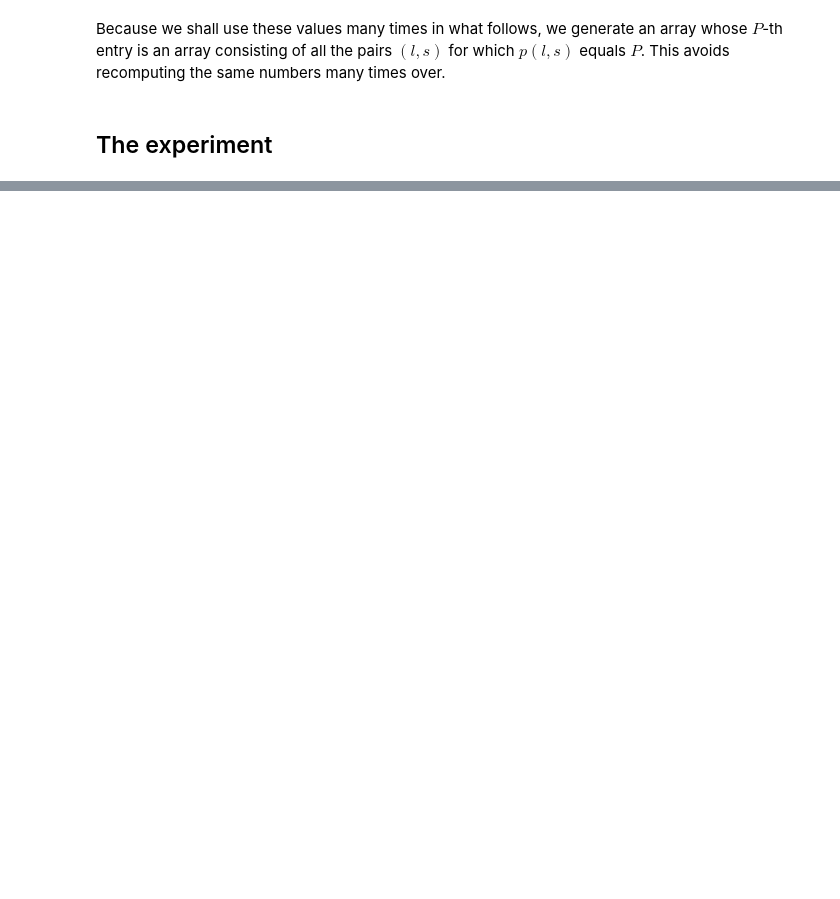
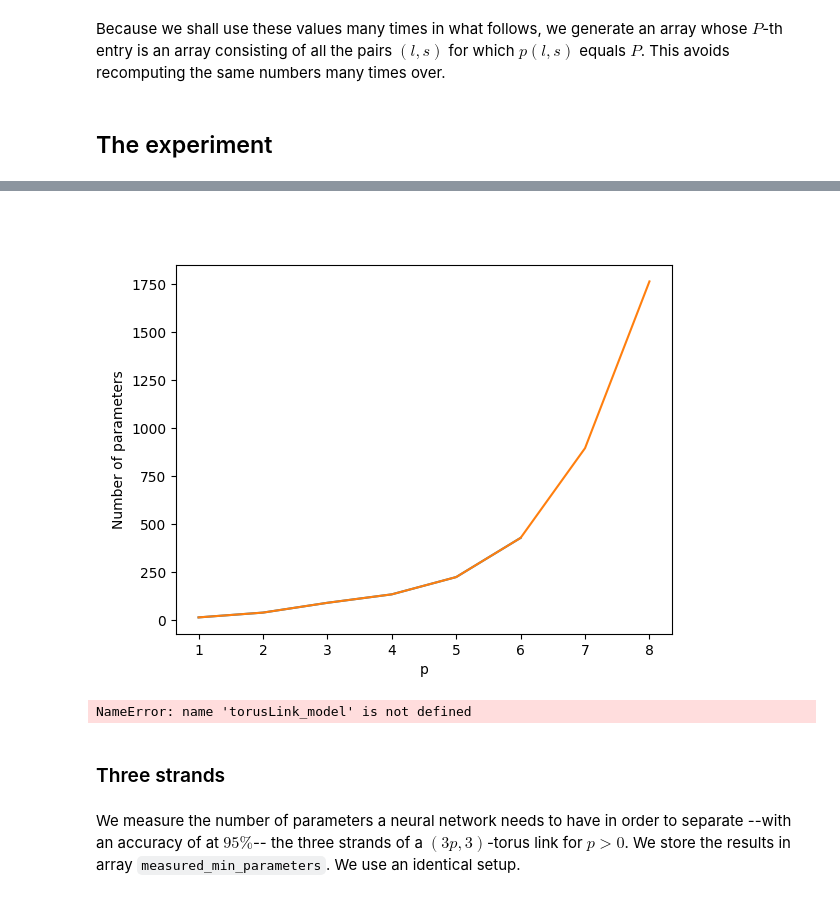
Before and after one commit to EtienneBatelier/ml-experiments, a Jupyter notebook: Torus links and neural networks.ipynb, the cells around one changed output, grey strips where cells are left out. Saved outputs shown, nothing was run; the diff lists cells and outputs as text; code cells hidden in the pictures; blank space fills up the shorter version.

```diff
--- a/Torus links and neural networks.ipynb
+++ b/Torus links and neural networks.ipynb
@@ -492,11 +385,16 @@ This could slightly speed up the process. We edit the code accordingly with new
 # %%
 def admissibleLayerLayouts(P, n):
-    if P <= n:
+    if n == 2:
+        n_ = 1
+    else:
+        n_ = n
+
+    if P <= n_:
         return []
     possible_pairs = []
-    s_max = max(n + 1, (2 - n + np.sqrt((n-2)**2 + 4*(P-n)))/2)
-    for s in range(n, int(s_max) + 1):
-        l = (P - n - (n+4)*s)/(s + s**2) + 1
+    s_max = max(n_ + 1, (2 - n_ + np.sqrt((n_-2)**2 + 4*(P-n_)))/2)
+    for s in range(n_, int(s_max) + 1):
+        l = (P - n_ - (n_+4)*s)/(s + s**2) + 1
         if l.is_integer():
             if l > 0 and s > l:
                 possible_pairs.append([int(l), s])
@@ -567,10 +477,3 @@ def new_min_parameters(p, q, admissible_architectures):
                 return num_param
         admissible_architectures.pop(0)
     return -1
-# %%
-measured_min_parameters = []
-admissible_architectures = admissibleArchitectures(1000, n)
-for p in range(1, 5):
-    print("Trying to separate the three strands of a (" + str(3*p) + ", " + str(p) + ")-torus link")
-    measured_min_parameters.append(new_min_parameters(3*p, 3, admissible_architectures))
-measured_min_parameters # [38, 108, 183, 399]
@@ -640,0 +480,7 @@ Trying a network with architecture [3 3] -- 36 parameters
+# %%
+measured_min_parameters = []
+admissible_architectures = admissibleArchitectures(1000, n)
+for p in range(1, 9):
+    print("Trying to separate the two strands of a (" + str(2*p) + ", " + str(2) + ")-torus link.")
+    measured_min_parameters.append(min_parameters(2*p, 2, admissible_architectures))
+measured_min_parameters #[16, 41, 92, 136, 226, 430, 897, 1765]
@@ -640,0 +568,7 @@ Trying a network with architecture [3 3] -- 36 parameters
+# %%
+admissible_architectures = admissibleArchitectures(5000, n)
+admissible_architectures = admissible_architectures[2200:]
+measured_min_parameters = [16, 41, 92, 136, 226, 430]
+for p in range(9, 11):
+    print("Trying to separate the two strands of a (" + str(2*p) + ", " + str(2) + ")-torus link.")
+    measured_min_parameters.append(min_parameters(2*p, 2, admissible_architectures))
@@ -640,0 +656,18 @@ Trying a network with architecture [3 3] -- 36 parameters
+# %%
+plt.plot(range(1, len(measured_min_parameters) + 1), measured_min_parameters)
+plt.ylabel('Number of parameters')
+plt.xlabel('p')
+plt.show()
+# %% [output]
+[figure, added]
+# %%
+del(torusLink_model, torusLink_dm, torusLink_module,
+    torusLink_logger,torusLink_trainer,
+    features_tmp, responses_tmp)
+plt.close()
+# %% [output]
+NameError: name 'torusLink_model' is not defined
+# %% [markdown]
+### Three strands
+# %% [markdown]
+We measure the number of parameters a neural network needs to have in order to separate --with an accuracy of at $95\%$-- the three strands of a $(3p, 3)$-torus link for $p > 0$. We store the results in array `measured_min_parameters`. We use an identical setup.
```
Also changed, not shown: parts of 26 cells of this notebook.
